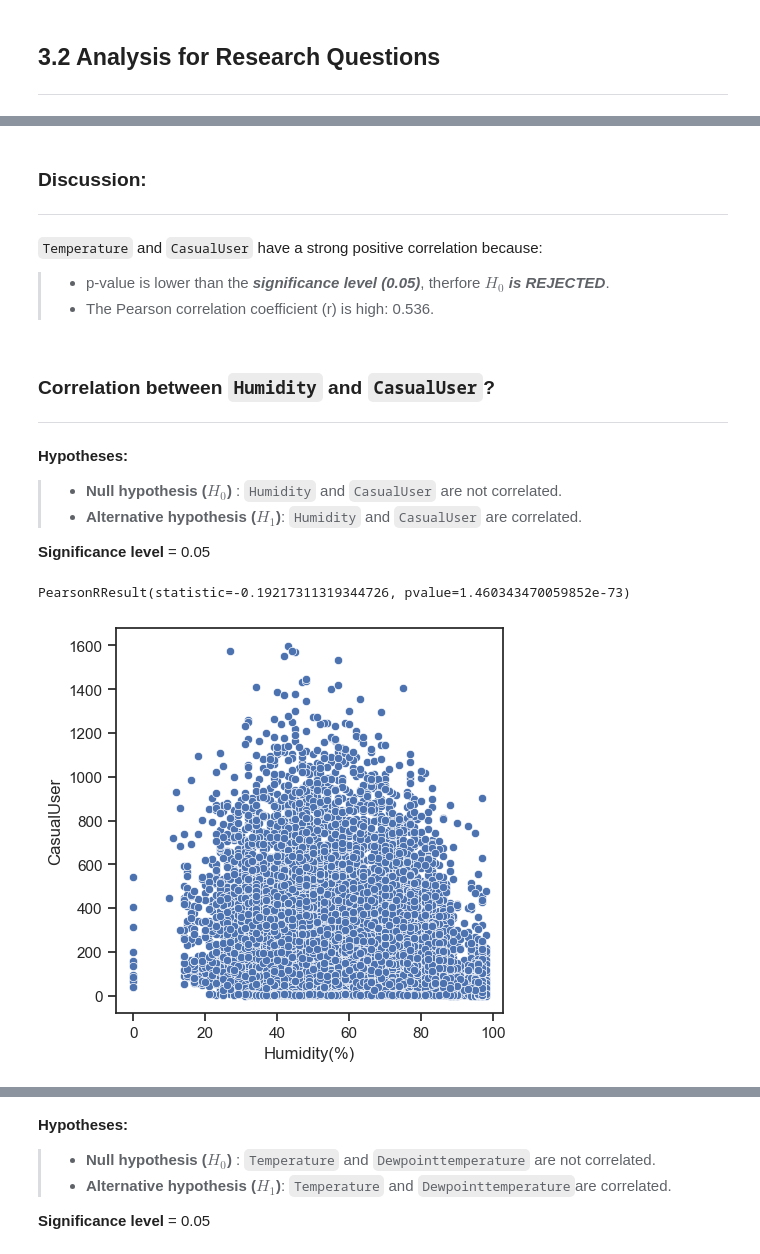
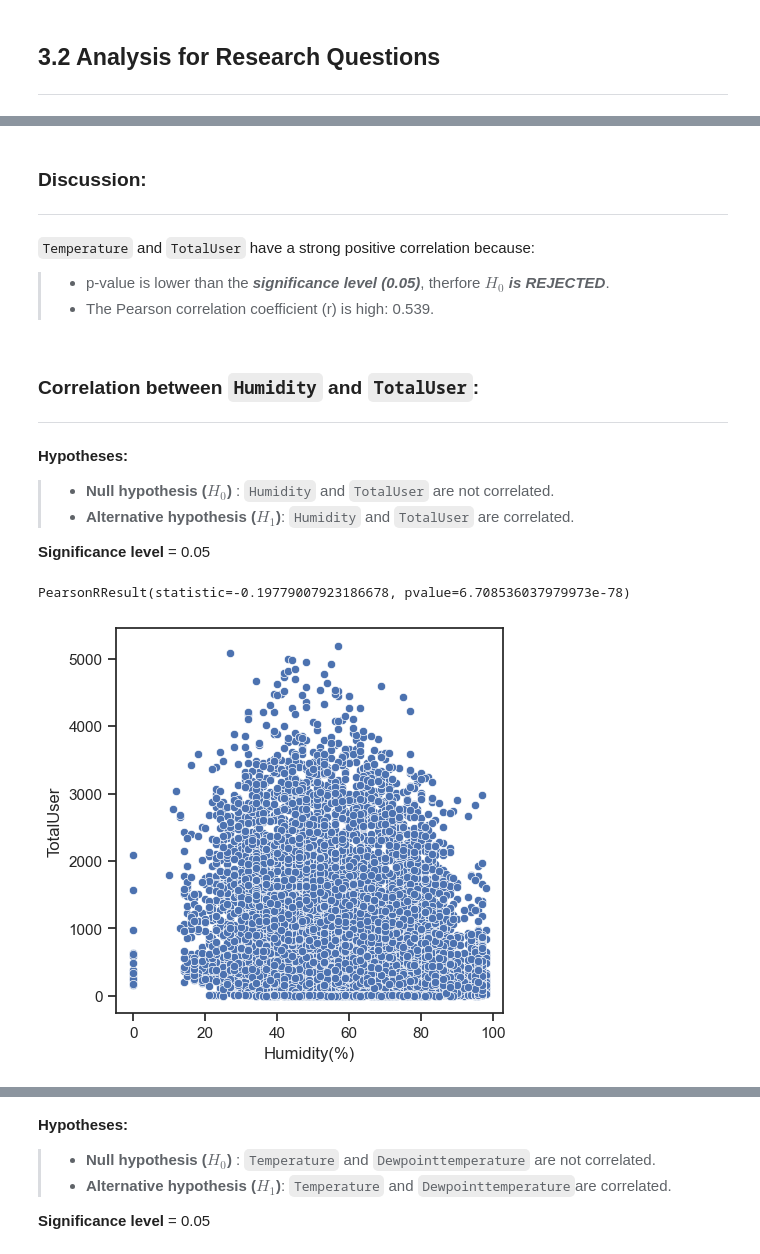
Before and after one commit to ChauHuynh1/Station_analysis, a Jupyter notebook: ResearchMethod.ipynb, the cells around one changed output, grey strips where cells are left out. Drawn from its saved outputs; the diff is of its cells as text; code cells hidden in the pictures.

```diff
--- a/ResearchMethod.ipynb
+++ b/ResearchMethod.ipynb
@@ -811,25 +809,25 @@ sns.scatterplot(x="Temperature(°C)", y="CasualUser", data=df);
 # %% [markdown]
 ### Discussion:
 ****
-`Temperature` and `CasualUser` have a strong positive correlation because:
+`Temperature` and `TotalUser` have a strong positive correlation because:
 > - p-value is lower than the ***significance level (0.05)***, therfore ***$H_0$ is REJECTED***.
-> - The Pearson correlation coefficient (r) is high: 0.536.
+> - The Pearson correlation coefficient (r) is high: 0.539.
 # %% [markdown]
-### Correlation between `Humidity` and `CasualUser`?
+### Correlation between `Humidity` and `TotalUser`:
 *****
 **Hypotheses:**
-> * **Null hypothesis ($H_0$)** : `Humidity` and `CasualUser` are not correlated.
-> * **Alternative hypothesis ($H_1$)**: `Humidity` and `CasualUser` are correlated.
+> * **Null hypothesis ($H_0$)** : `Humidity` and `TotalUser` are not correlated.
+> * **Alternative hypothesis ($H_1$)**: `Humidity` and `TotalUser` are correlated.
 
 **Significance level** = 0.05
 # %%
-stats.pearsonr(df['CasualUser'], df['Humidity(%)'])
+stats.pearsonr(df['TotalUser'], df['Humidity(%)'])
 # %% [output]
-PearsonRResult(statistic=-0.19217311319344726, pvalue=1.460343470059852e-73)
+PearsonRResult(statistic=-0.19779007923186678, pvalue=6.708536037979973e-78)
 # %%
-sns.scatterplot(x="Humidity(%)", y="CasualUser", data=df);
+sns.scatterplot(x="Humidity(%)", y="TotalUser", data=df);
 # %% [output]
-[figure, old version]
+[figure, new version]
 # %% [markdown]
 ### Discussion:
 ****
```
Also changed, not shown: parts of 156 cells of this notebook, 1 other file.
